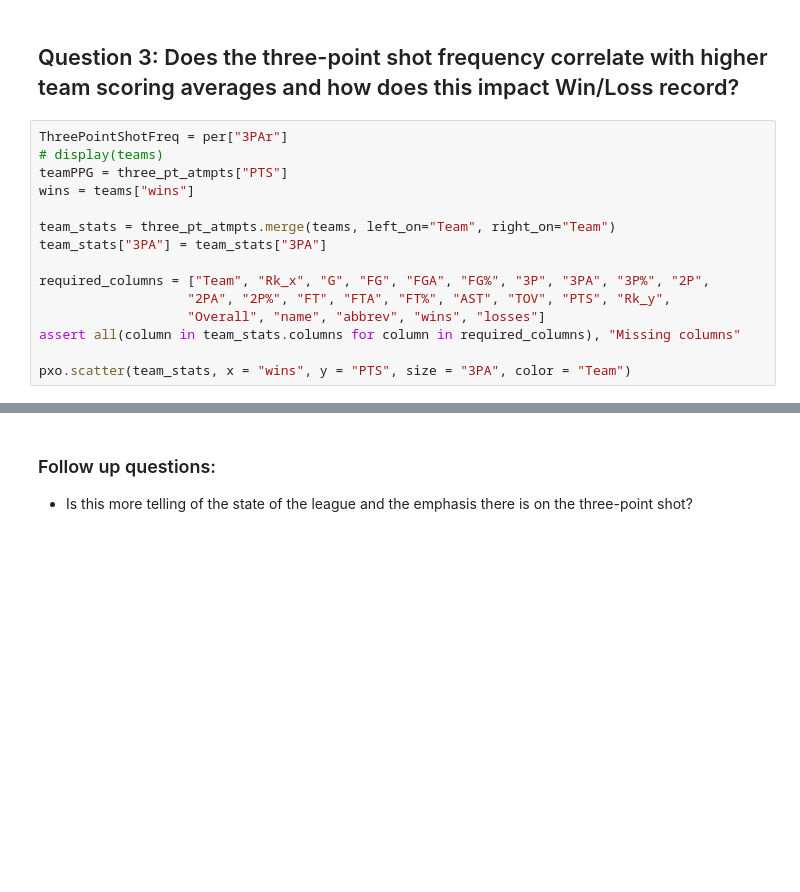
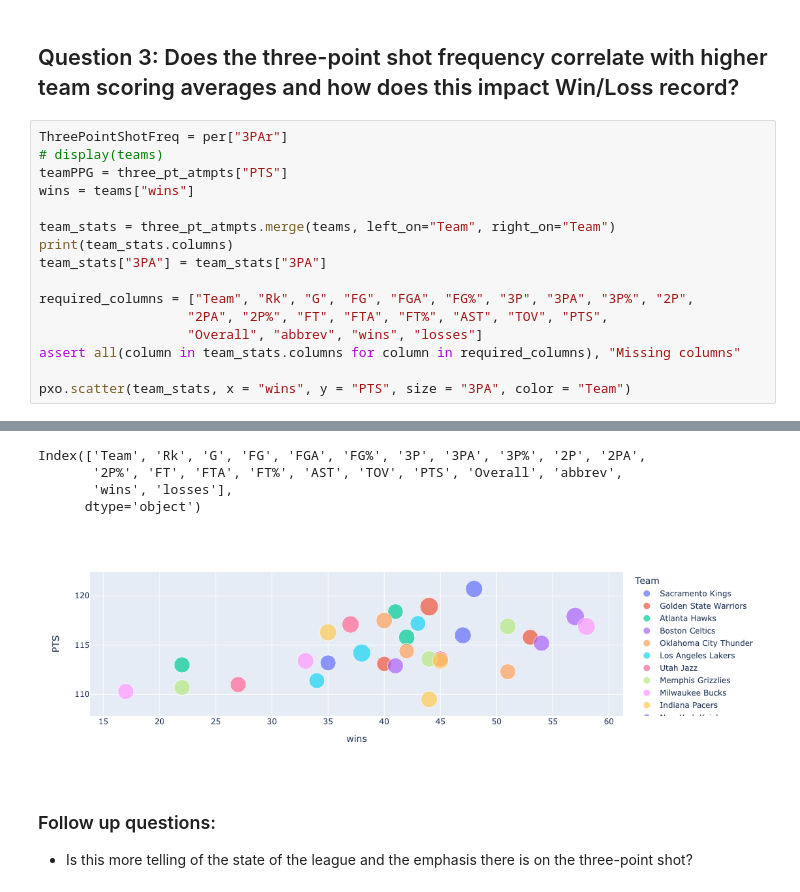
Before and after one commit to lynathaniel/cse163-project, a Jupyter notebook: basketball.ipynb, the cells around one changed output, grey strips where cells are left out. Cells and saved outputs as stored; diff of their text form; blank space fills up the shorter version.

```diff
--- a/basketball.ipynb
+++ b/basketball.ipynb
@@ -154,11 +85,12 @@ teamPPG = three_pt_atmpts["PTS"]
 wins = teams["wins"]
 
 team_stats = three_pt_atmpts.merge(teams, left_on="Team", right_on="Team")
+print(team_stats.columns)
 team_stats["3PA"] = team_stats["3PA"]
 
-required_columns = ["Team", "Rk_x", "G", "FG", "FGA", "FG%", "3P", "3PA", "3P%", "2P",
-                   "2PA", "2P%", "FT", "FTA", "FT%", "AST", "TOV", "PTS", "Rk_y",
-                   "Overall", "name", "abbrev", "wins", "losses"]
+required_columns = ["Team", "Rk", "G", "FG", "FGA", "FG%", "3P", "3PA", "3P%", "2P",
+                   "2PA", "2P%", "FT", "FTA", "FT%", "AST", "TOV", "PTS",
+                   "Overall", "abbrev", "wins", "losses"]
 assert all(column in team_stats.columns for column in required_columns), "Missing columns"
 
 pxo.scatter(team_stats, x = "wins", y = "PTS", size = "3PA", color = "Team")
@@ -167,3 +98,8 @@ pxo.scatter(team_stats, x = "wins", y = "PTS", size = "3PA", color = "Team")
+Index(['Team', 'Rk', 'G', 'FG', 'FGA', 'FG%', '3P', '3PA', '3P%', '2P', '2PA',
+       '2P%', 'FT', 'FTA', 'FT%', 'AST', 'TOV', 'PTS', 'Overall', 'abbrev',
+       'wins', 'losses'],
+      dtype='object')
+[figure, added]
 # %% [markdown]
 ### Follow up questions:
 - Is this more telling of the state of the league and the emphasis there is on the three-point shot?
```
Also changed, not shown: parts of 6 cells of this notebook.
